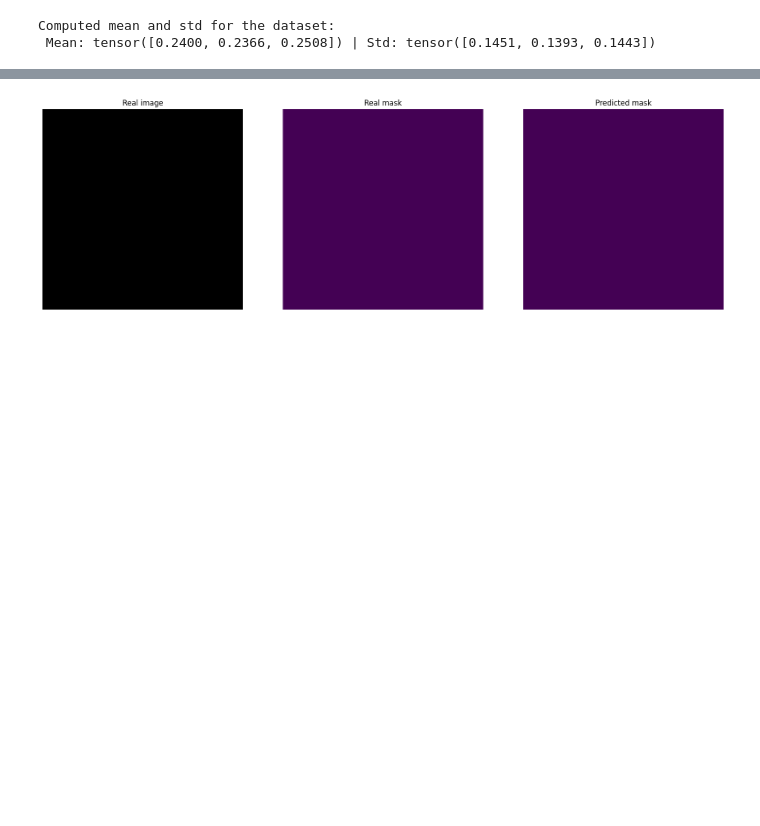
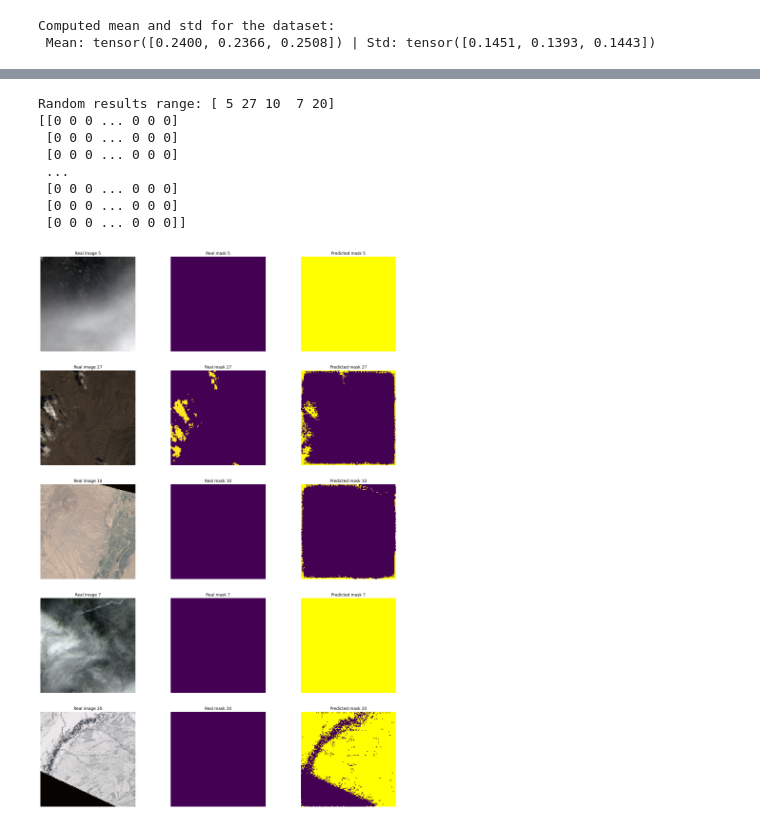
Before and after one commit to TheArtemis/Sapienza-AI-Lab-Project, a Jupyter notebook: 38-cloud-notebook.ipynb, the cells around one changed output, grey strips where cells are left out. Cells and saved outputs as stored; diff of their text form; code cells hidden in the pictures; blank space fills up the shorter version.

```diff
--- a/38-cloud-notebook.ipynb
+++ b/38-cloud-notebook.ipynb
@@ -243,14 +242,16 @@ Computed mean and std for the dataset:
  Mean: tensor([0.2400, 0.2366, 0.2508]) | Std: tensor([0.1451, 0.1393, 0.1443])
 # %%
 # Define Hyperparameters for training
-LEARNING_RATE = 1e-4
+LEARNING_RATE = 1e-7
 DEVICE = device
 BATCH_SIZE = 16
-NUM_EPOCHS = 3
-IMAGE_RESIZE = 384
+NUM_EPOCHS = 10
+IMAGE_RESIZE = 128
 PIN_MEMORY = True
-LOAD_MODEL= False # True if you want to load a previous model from the checkpoint.pth.tar file
+LOAD_MODEL= True # True if you want to load a previous model from the checkpoint.pth.tar file
 MODELS_FOLDER = 'models'
+SUBSET_SIZE = 1000
+NORMALIZE = True
 # %%
 import albumentations as A
 from albumentations.pytorch import ToTensorV2
@@ -278,15 +279,15 @@ val_transforms = A.Compose([
     ToTensorV2(),
 ])
 
-if False: # True for training with augmentations
+if NORMALIZE: # True for training with augmentations
     sub_train = Cloud38Dataset(df_patches_train_non_empty, transform=train_transform)
     sub_val = Cloud38Dataset(df_patches_test_non_empty, transform=val_transforms)
 else:
     sub_train = Cloud38Dataset(df_patches_train_non_empty, transform=None)
     sub_val = Cloud38Dataset(df_patches_test_non_empty, transform=None)
 
-sub_train = Subset(sub_train, np.random.randint(0, len(data_train), 10),)
-sub_val = Subset(sub_val, np.random.randint(0, len(data_val), 10))
+sub_train = Subset(sub_train, np.random.randint(0, len(data_train), SUBSET_SIZE),)
+sub_val = Subset(sub_val, np.random.randint(0, len(data_val), SUBSET_SIZE))
 
 print(f'Length of sub_train: {len(sub_train)} | Length of sub_val: {len(sub_val)}')
 # %% [output]
@@ -404,23 +442,40 @@ Epoch 2 completed!
 # %%
-RESULTS_INDEX = 4
-pred_img_mask_name = f'imgs/mask_{RESULTS_INDEX}.png'
-pred_img_mask = Image.open(pred_img_mask_name)
-pred_img_mask = np.where(np.array(pred_img_mask) == 255, 1, 0)
-pred_img_mask = pred_img_mask[:, :, 0]
-#print(pred_img_mask)
+NUM_ELEM_SHOW = 5
+RESULTS_RANGE = np.random.choice(31, NUM_ELEM_SHOW, replace=False)
+print(f'Random results range: {RESULTS_RANGE}')
 
-real_img_mask = sub_val[RESULTS_INDEX][1]
-real_img = sub_val[RESULTS_INDEX][0]
+fig, axs = plt.subplots(NUM_ELEM_SHOW, 3, figsize=(20, 30))
 
-fig, ax = plt.subplots(1, 3, figsize=(20, 10))
-ax[0].imshow(real_img.permute(1, 2, 0))
-ax[0].set_title('Real image')
-ax[0].set_axis_off()
-ax[1].imshow(real_img_mask, cmap=custom_cmap, vmin=0, vmax=1)
-ax[1].set_title('Real mask')
-ax[1].set_axis_off()
-ax[2].imshow(pred_img_mask, cmap=custom_cmap, vmin=0, vmax=1)
-ax[2].set_title('Predicted mask')
-ax[2].set_axis_off()
+for i, index in enumerate(RESULTS_RANGE):
+    pred_img_mask_name = f'imgs/pred_{index}.png'
+    pred_img_mask = Image.open(pred_img_mask_name)
+    pred_img_mask = np.where(np.array(pred_img_mask) == 255, 1, 0)
+    pred_img_mask = (pred_img_mask[:, :, 0])
+
+    real_img, real_img_mask = sub_val[index]
+    real_img = (real_img - real_img.min()) / (real_img.max() - real_img.min())
+    real_img_mask = real_img_mask.numpy().astype(np.int64)
+
+    axs[i, 0].imshow(real_img.permute(1, 2, 0))
+    axs[i, 0].set_title(f'Real image {index}')
+    axs[i, 0].set_axis_off()
+
+    axs[i, 1].imshow(real_img_mask)
+    axs[i, 1].set_title(f'Real mask {index}')
+    axs[i, 1].set_axis_off()
+
+    axs[i, 2].imshow(pred_img_mask, cmap=custom_cmap, vmin=0, vmax=1)
+    axs[i, 2].set_title(f'Predicted mask {index}')
+    axs[i, 2].set_axis_off()
+
+print((real_img_mask))
 # %% [output]
+Random results range: [ 5 27 10  7 20]
+[[0 0 0 ... 0 0 0]
+ [0 0 0 ... 0 0 0]
+ [0 0 0 ... 0 0 0]
+ ...
+ [0 0 0 ... 0 0 0]
+ [0 0 0 ... 0 0 0]
+ [0 0 0 ... 0 0 0]]
-[figure, old version]
+[figure, new version]
```
Also changed, not shown: parts of 6 cells of this notebook.
